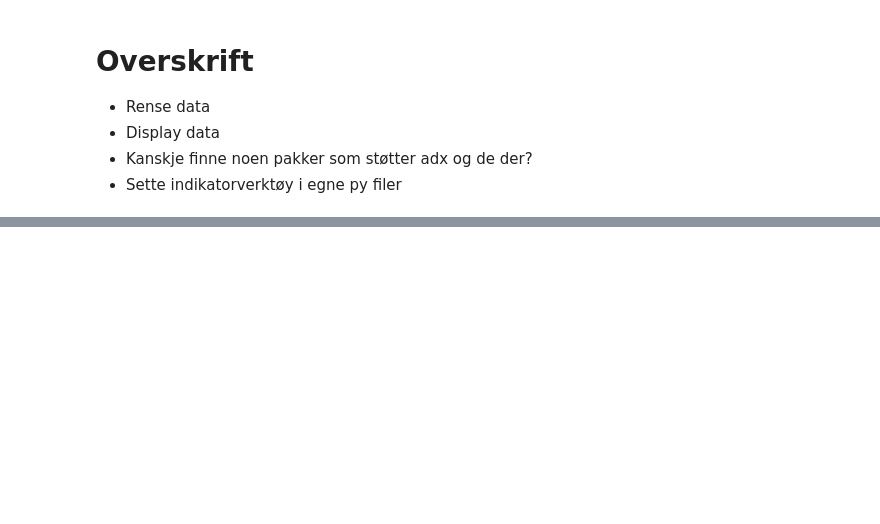
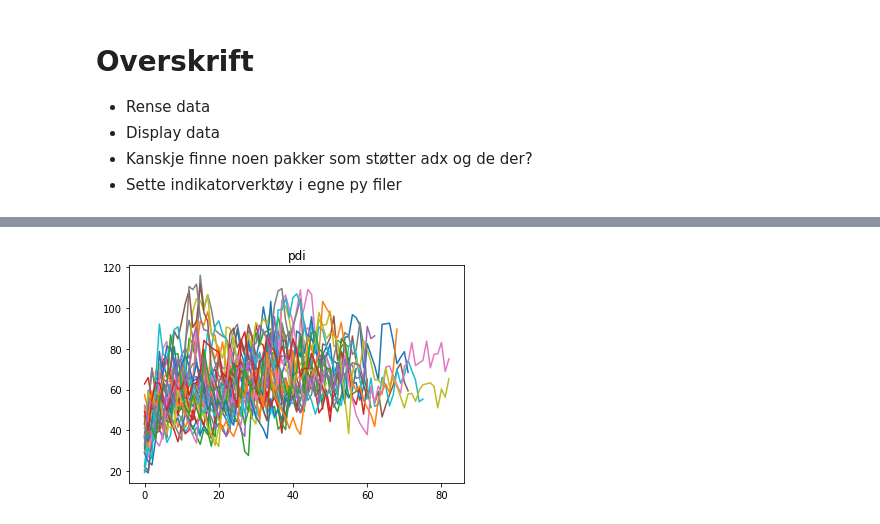
Before and after one commit to stianteien/instradag, a Jupyter notebook: make_model.ipynb, the cells around one changed output, grey strips where cells are left out. Drawn from its saved outputs; the diff is of its cells as text; code cells hidden in the pictures; blank space fills up the shorter version.

```diff
--- a/make_model.ipynb
+++ b/make_model.ipynb
@@ -163,5 +137,8 @@ for i in data.kdjk:
 # %%
 fig = plt.figure
-for i in data.pdi:
+plt.title('pdi')
+for i in data_oppgang.pdi:
     plt.plot(i)
-#plt.savefig('images/kdjkplot')
+plt.savefig('images/pdiplot')
+# %% [output]
+[figure, added]
```
Also changed, not shown: parts of 11 cells of this notebook.
